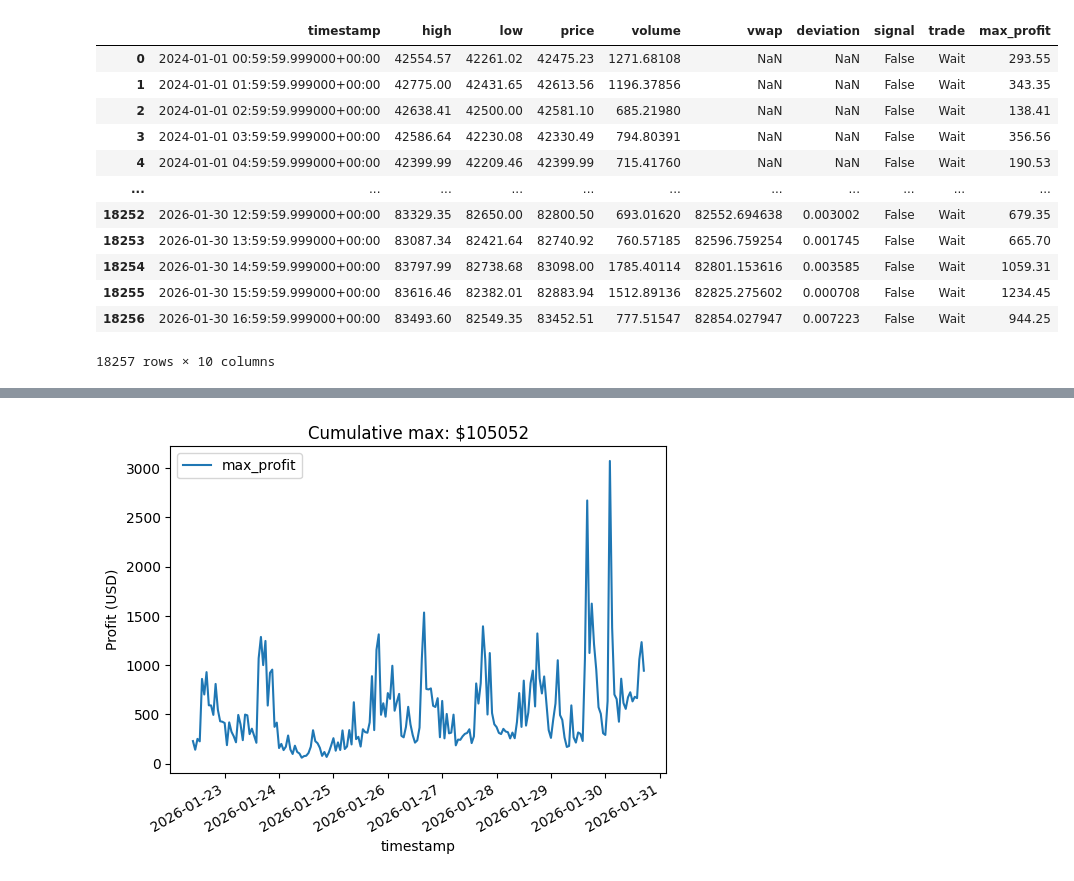
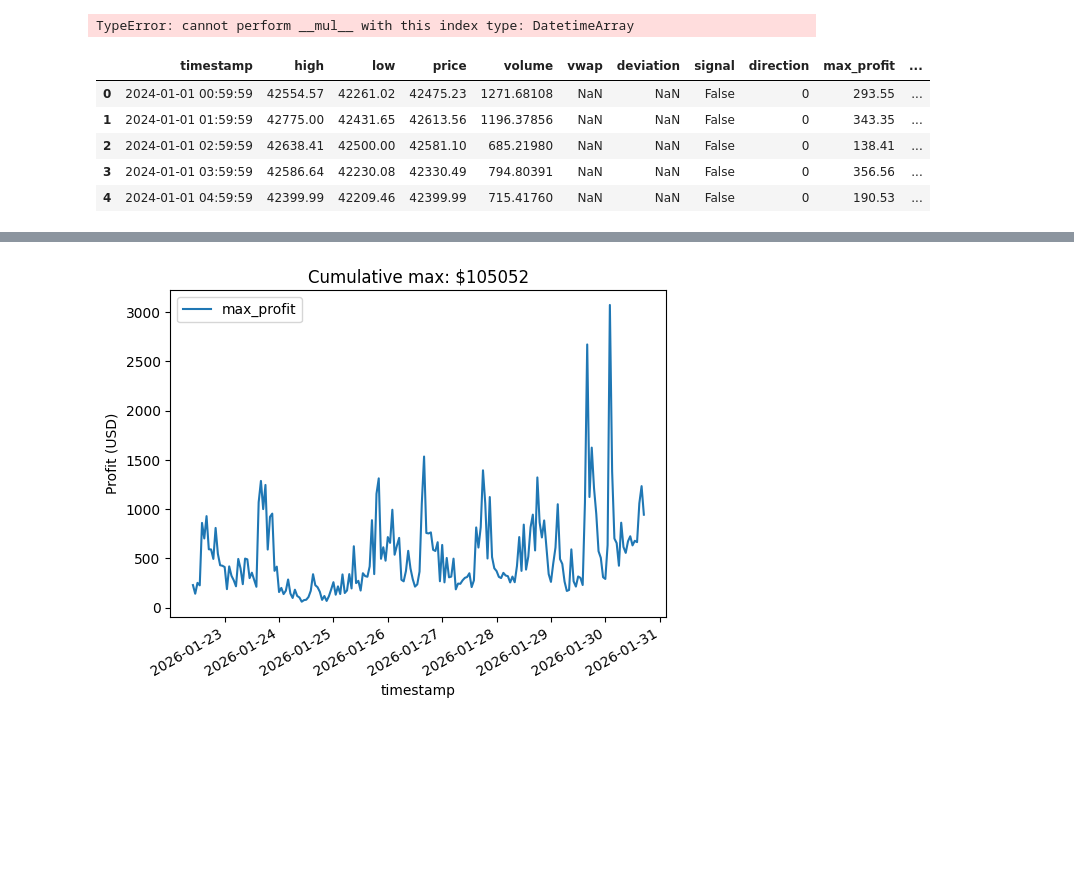
Before and after one commit to janalbertviljoen/Trading_Bot, a Jupyter notebook: run_bot.ipynb, the cells around one changed output, grey strips where cells are left out. Cells and saved outputs as stored; diff of their text form; code cells hidden in the pictures; blank space fills up the shorter version.

```diff
--- a/run_bot.ipynb
+++ b/run_bot.ipynb
@@ -30,7 +12,7 @@ df = bb.fetch_btc_history(interval="3m", start_date="2026-01-01")
 df["vwap"] = bb.rolling_vwap(df, window=12)
 # %%
 # Detect deviations > 3%
-df = bb.detect_large_moves(df, threshold=0.01)
+df = bb.detect_deviation(df, threshold=0.01)
 # %%
 df = bb.trade_direction(df)
 # %%
@@ -52,0 +45,6 @@ plot_trade_events(df_sample)
+# %%
+df = bb.update_wallet(df, wallet_value=100)
+# %%
+df = bb.trade_value(df, trade_volume='trade_volume',column_out="trade_value")
+# %%
+df = bb.trade_value(df, trade_volume='wallet_volume', column_out="wallet_value")
@@ -53,16 +63,13 @@ plot_trade_events(df_sample)
+# %%
+bb.trade_volume(df,unit_price=inittial_price)
+# %% [output]
+TypeError: cannot perform __mul__ with this index type: DatetimeArray
 # %%
-df
+df.head(5)
 # %% [output]
-|  | timestamp | high | low | price | volume | vwap | deviation | signal | trade | max_profit |
-| 0 | 2024-01-01 00:59:59.999000+00:00 | 42554.57 | 42261.02 | 42475.23 | 1271.68108 | NaN | NaN | False | Wait | 293.55 |
-| 1 | 2024-01-01 01:59:59.999000+00:00 | 42775.00 | 42431.65 | 42613.56 | 1196.37856 | NaN | NaN | False | Wait | 343.35 |
-| 2 | 2024-01-01 02:59:59.999000+00:00 | 42638.41 | 42500.00 | 42581.10 | 685.21980 | NaN | NaN | False | Wait | 138.41 |
-| 3 | 2024-01-01 03:59:59.999000+00:00 | 42586.64 | 42230.08 | 42330.49 | 794.80391 | NaN | NaN | False | Wait | 356.56 |
-| 4 | 2024-01-01 04:59:59.999000+00:00 | 42399.99 | 42209.46 | 42399.99 | 715.41760 | NaN | NaN | False | Wait | 190.53 |
-| ... | ... | ... | ... | ... | ... | ... | ... | ... | ... | ... |
-| 18252 | 2026-01-30 12:59:59.999000+00:00 | 83329.35 | 82650.00 | 82800.50 | 693.01620 | 82552.694638 | 0.003002 | False | Wait | 679.35 |
-| 18253 | 2026-01-30 13:59:59.999000+00:00 | 83087.34 | 82421.64 | 82740.92 | 760.57185 | 82596.759254 | 0.001745 | False | Wait | 665.70 |
-| 18254 | 2026-01-30 14:59:59.999000+00:00 | 83797.99 | 82738.68 | 83098.00 | 1785.40114 | 82801.153616 | 0.003585 | False | Wait | 1059.31 |
-| 18255 | 2026-01-30 15:59:59.999000+00:00 | 83616.46 | 82382.01 | 82883.94 | 1512.89136 | 82825.275602 | 0.000708 | False | Wait | 1234.45 |
-| 18256 | 2026-01-30 16:59:59.999000+00:00 | 83493.60 | 82549.35 | 83452.51 | 777.51547 | 82854.027947 | 0.007223 | False | Wait | 944.25 |
+|  | timestamp | high | low | price | volume | vwap | deviation | signal | direction | max_profit | ... |
+| 0 | 2024-01-01 00:59:59 | 42554.57 | 42261.02 | 42475.23 | 1271.68108 | NaN | NaN | False | 0 | 293.55 | ... |
+| 1 | 2024-01-01 01:59:59 | 42775.00 | 42431.65 | 42613.56 | 1196.37856 | NaN | NaN | False | 0 | 343.35 | ... |
+| 2 | 2024-01-01 02:59:59 | 42638.41 | 42500.00 | 42581.10 | 685.21980 | NaN | NaN | False | 0 | 138.41 | ... |
+| 3 | 2024-01-01 03:59:59 | 42586.64 | 42230.08 | 42330.49 | 794.80391 | NaN | NaN | False | 0 | 356.56 | ... |
+| 4 | 2024-01-01 04:59:59 | 42399.99 | 42209.46 | 42399.99 | 715.41760 | NaN | NaN | False | 0 | 190.53 | ... |
-18257 rows × 10 columns
```
Also changed, not shown: parts of 10 cells of this notebook, 1 other file.
